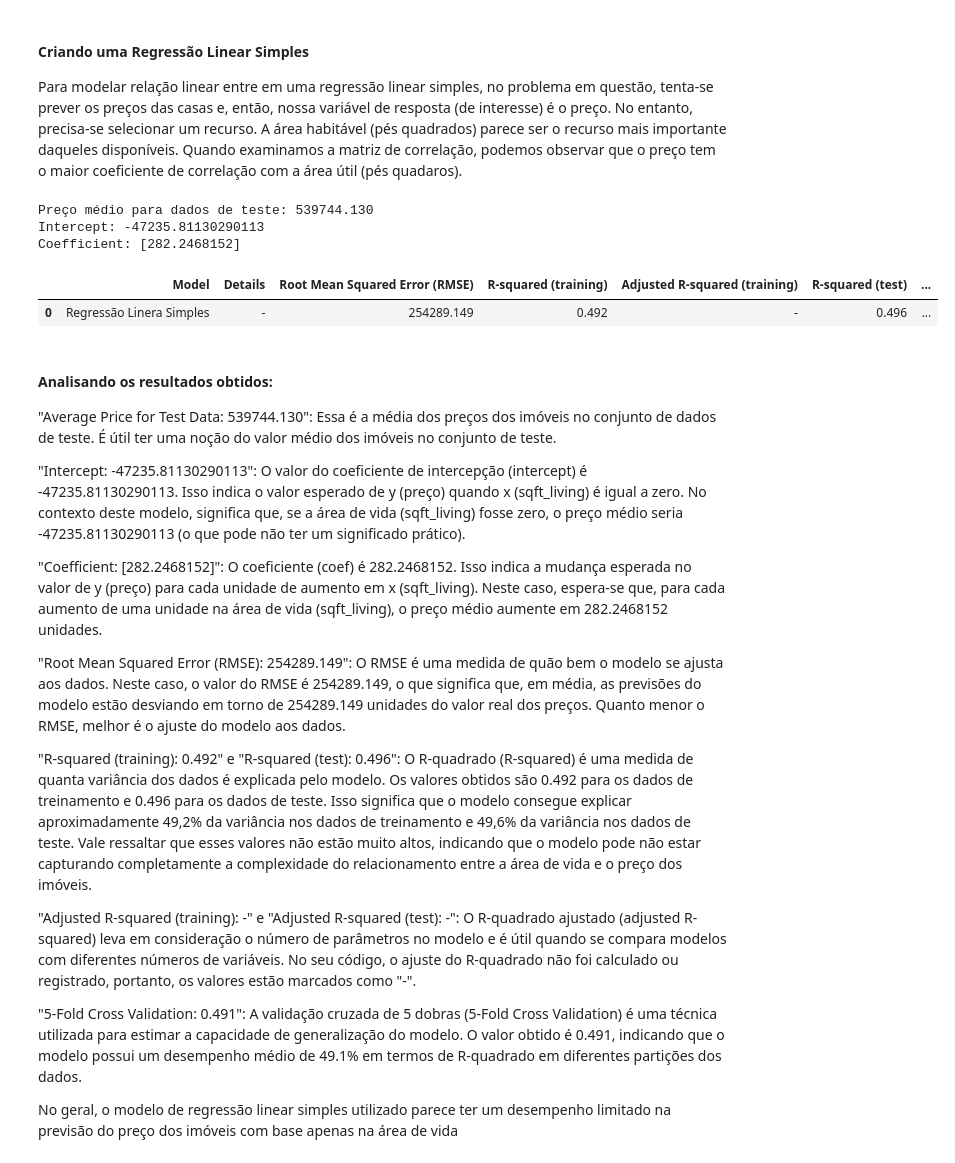
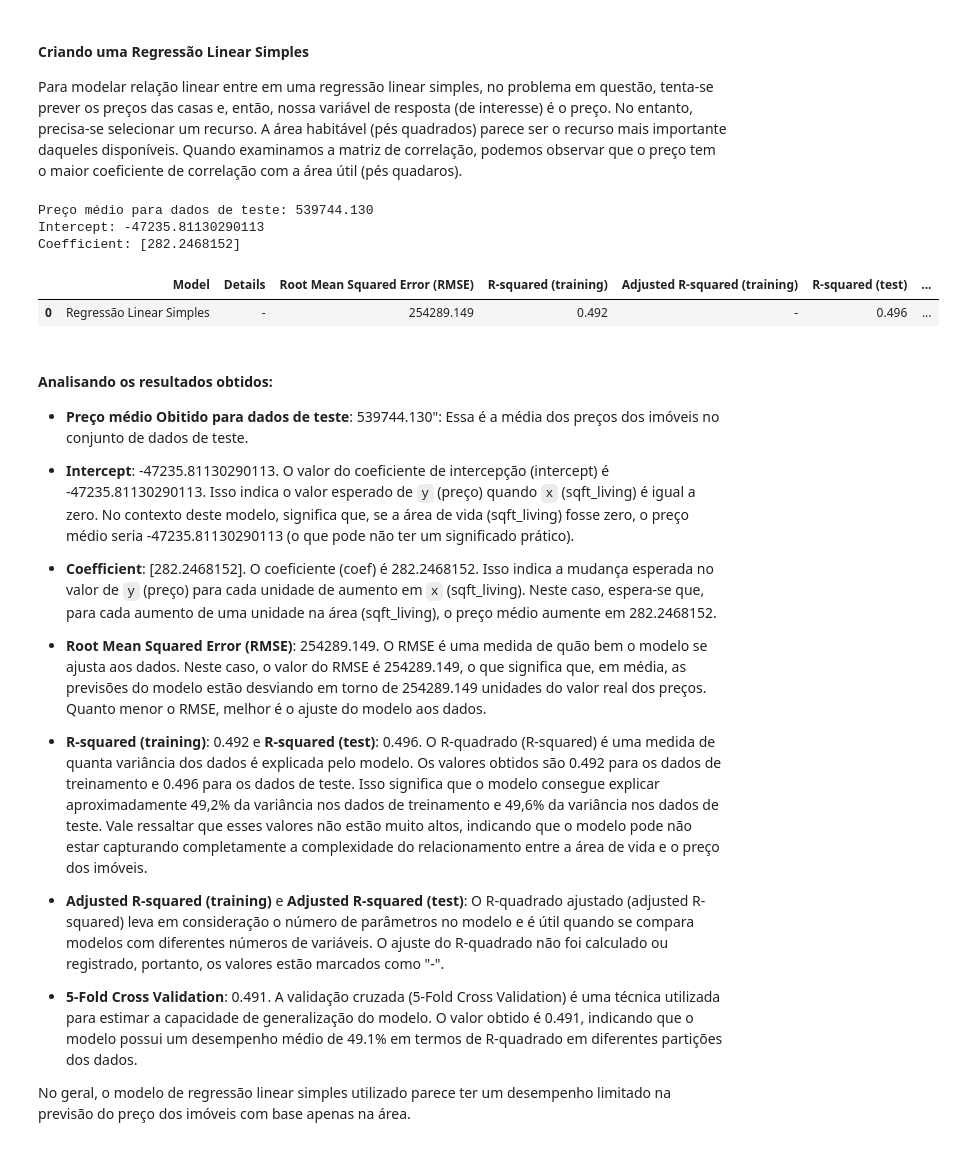
Before and after one commit to fgaraujofh/AEDI, a Jupyter notebook: prova/AEDI_Prova1_Questao1.ipynb, the cells around one changed output. Saved outputs shown, nothing was run; the diff lists cells and outputs as text; code cells hidden in the pictures.

```diff
--- a/prova/AEDI_Prova1_Questao1.ipynb
+++ b/prova/AEDI_Prova1_Questao1.ipynb
@@ -53,48 +58,48 @@ Para modelar relação linear entre em uma regressão linear simples, no problem
 # %%
 train_data,test_data = train_test_split(df,train_size = 0.8,random_state=3)
 
 lr = linear_model.LinearRegression()
 X_train = np.array(train_data['sqft_living'], dtype=pd.Series).reshape(-1,1)
 y_train = np.array(train_data['price'], dtype=pd.Series)
 lr.fit(X_train,y_train)
 
 X_test = np.array(test_data['sqft_living'], dtype=pd.Series).reshape(-1,1)
 y_test = np.array(test_data['price'], dtype=pd.Series)
 
 pred = lr.predict(X_test)
 rmsesm = float(format(np.sqrt(metrics.mean_squared_error(y_test,pred)),'.3f'))
 rtrsm = float(format(lr.score(X_train, y_train),'.3f'))
 rtesm = float(format(lr.score(X_test, y_test),'.3f'))
 cv = float(format(cross_val_score(lr,df[['sqft_living']],df['price'],cv=5).mean(),'.3f'))
 
 print ("Preço médio para dados de teste: {:.3f}".format(y_test.mean()))
 print('Intercept: {}'.format(lr.intercept_))
 print('Coefficient: {}'.format(lr.coef_))
 
 r = evaluation.shape[0]
-evaluation.loc[r] = ['Regressão Linera Simples','-',rmsesm,rtrsm,'-',rtesm,'-',cv]
+evaluation.loc[r] = ['Regressão Linear Simples','-',rmsesm,rtrsm,'-',rtesm,'-',cv]
 evaluation
 # %% [output]
 Preço médio para dados de teste: 539744.130
 Intercept: -47235.81130290113
 Coefficient: [282.2468152]
 |  | Model | Details | Root Mean Squared Error (RMSE) | R-squared (training) | Adjusted R-squared (training) | R-squared (test) | ... |
-| 0 | Regressão Linera Simples | - | 254289.149 | 0.492 | - | 0.496 | ... |
+| 0 | Regressão Linear Simples | - | 254289.149 | 0.492 | - | 0.496 | ... |
 # %% [markdown]
 #### Analisando os resultados obtidos:
 
-"Average Price for Test Data: 539744.130": Essa é a média dos preços dos imóveis no conjunto de dados de teste. É útil ter uma noção do valor médio dos imóveis no conjunto de teste.
+- **Preço médio Obitido para dados de teste**: 539744.130": Essa é a média dos preços dos imóveis no conjunto de dados de teste.
 
-"Intercept: -47235.81130290113": O valor do coeficiente de intercepção (intercept) é -47235.81130290113. Isso indica o valor esperado de y (preço) quando x (sqft_living) é igual a zero. No contexto deste modelo, significa que, se a área de vida (sqft_living) fosse zero, o preço médio seria -47235.81130290113 (o que pode não ter um significado prático).
+- **Intercept**: -47235.81130290113. O valor do coeficiente de intercepção (intercept) é -47235.81130290113. Isso indica o valor esperado de `y` (preço) quando `x` (sqft_living) é igual a zero. No contexto deste modelo, significa que, se a área de vida (sqft_living) fosse zero, o preço médio seria -47235.81130290113 (o que pode não ter um significado prático).
 
-"Coefficient: [282.2468152]": O coeficiente (coef) é 282.2468152. Isso indica a mudança esperada no valor de y (preço) para cada unidade de aumento em x (sqft_living). Neste caso, espera-se que, para cada aumento de uma unidade na área de vida (sqft_living), o preço médio aumente em 282.2468152 unidades.
+- **Coefficient**: [282.2468152]. O coeficiente (coef) é 282.2468152. Isso indica a mudança esperada no valor de `y` (preço) para cada unidade de aumento em `x` (sqft_living). Neste caso, espera-se que, para cada aumento de uma unidade na área (sqft_living), o preço médio aumente em 282.2468152.
 
-"Root Mean Squared Error (RMSE): 254289.149": O RMSE é uma medida de quão bem o modelo se ajusta aos dados. Neste caso, o valor do RMSE é 254289.149, o que significa que, em média, as previsões do modelo estão desviando em torno de 254289.149 unidades do valor real dos preços. Quanto menor o RMSE, melhor é o ajuste do modelo aos dados.
+- **Root Mean Squared Error (RMSE)**: 254289.149. O RMSE é uma medida de quão bem o modelo se ajusta aos dados. Neste caso, o valor do RMSE é 254289.149, o que significa que, em média, as previsões do modelo estão desviando em torno de 254289.149 unidades do valor real dos preços. Quanto menor o RMSE, melhor é o ajuste do modelo aos dados.
 
-"R-squared (training): 0.492" e "R-squared (test): 0.496": O R-quadrado (R-squared) é uma medida de quanta variância dos dados é explicada pelo modelo. Os valores obtidos são 0.492 para os dados de treinamento e 0.496 para os dados de teste. Isso significa que o modelo consegue explicar aproximadamente 49,2% da variância nos dados de treinamento e 49,6% da variância nos dados de teste. Vale ressaltar que esses valores não estão muito altos, indicando que o modelo pode não estar capturando completamente a complexidade do relacionamento entre a área de vida e o preço dos imóveis.
+- **R-squared (training)**: 0.492 e **R-squared (test)**: 0.496. O R-quadrado (R-squared) é uma medida de quanta variância dos dados é explicada pelo modelo. Os valores obtidos são 0.492 para os dados de treinamento e 0.496 para os dados de teste. Isso significa que o modelo consegue explicar aproximadamente 49,2% da variância nos dados de treinamento e 49,6% da variância nos dados de teste. Vale ressaltar que esses valores não estão muito altos, indicando que o modelo pode não estar capturando completamente a complexidade do relacionamento entre a área de vida e o preço dos imóveis.
 
-"Adjusted R-squared (training): -" e "Adjusted R-squared (test): -": O R-quadrado ajustado (adjusted R-squared) leva em consideração o número de parâmetros no modelo e é útil quando se compara modelos com diferentes números de variáveis. No seu código, o ajuste do R-quadrado não foi calculado ou registrado, portanto, os valores estão marcados como "-".
+- **Adjusted R-squared (training)** e **Adjusted R-squared (test)**: O R-quadrado ajustado (adjusted R-squared) leva em consideração o número de parâmetros no modelo e é útil quando se compara modelos com diferentes números de variáveis. O ajuste do R-quadrado não foi calculado ou registrado, portanto, os valores estão marcados como "-".
 
-"5-Fold Cross Validation: 0.491": A validação cruzada de 5 dobras (5-Fold Cross Validation) é uma técnica utilizada para estimar a capacidade de generalização do modelo. O valor obtido é 0.491, indicando que o modelo possui um desempenho médio de 49.1% em termos de R-quadrado em diferentes partições dos dados.
+- **5-Fold Cross Validation**: 0.491. A validação cruzada (5-Fold Cross Validation) é uma técnica utilizada para estimar a capacidade de generalização do modelo. O valor obtido é 0.491, indicando que o modelo possui um desempenho médio de 49.1% em termos de R-quadrado em diferentes partições dos dados.
 
-No geral, o modelo de regressão linear simples utilizado parece ter um desempenho limitado na previsão do preço dos imóveis com base apenas na área de vida
+No geral, o modelo de regressão linear simples utilizado parece ter um desempenho limitado na previsão do preço dos imóveis com base apenas na área.
```
Also changed, not shown: parts of 22 cells of this notebook.
